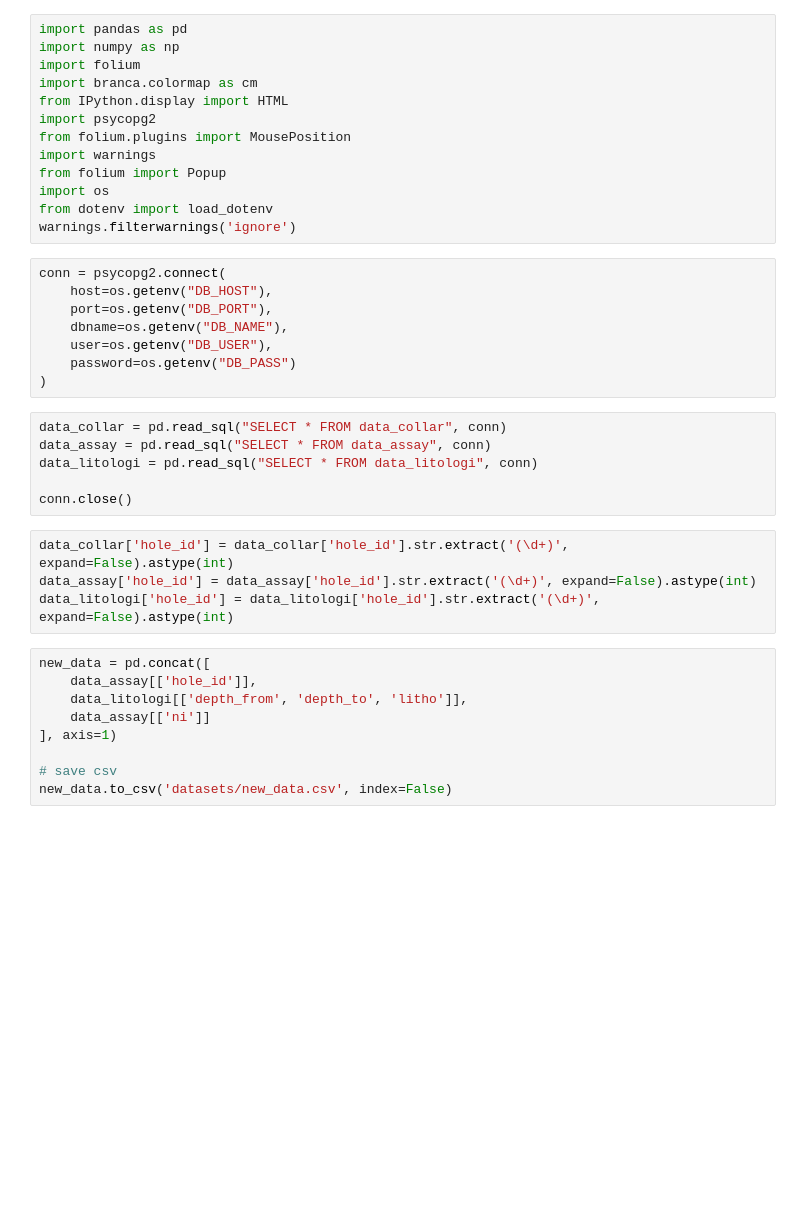
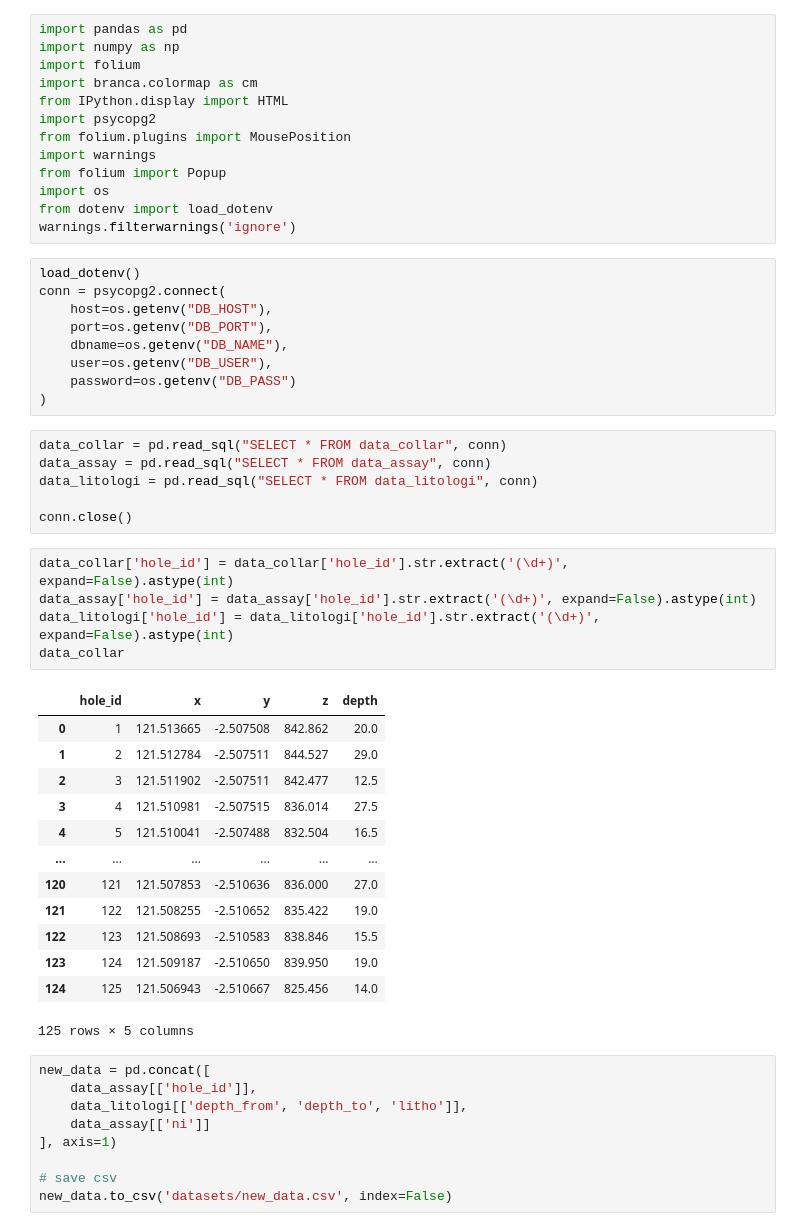
Before and after one commit to alxndr1902/PlottingGeoMap, a Jupyter notebook: main.ipynb, the cells around one changed output. Drawn from its saved outputs; the diff is of its cells as text; blank space fills up the shorter version.

```diff
--- a/main.ipynb
+++ b/main.ipynb
@@ -17,6 +14,7 @@ import os
 from dotenv import load_dotenv
 warnings.filterwarnings('ignore')
 # %%
+load_dotenv()
 conn = psycopg2.connect(
     host=os.getenv("DB_HOST"),
     port=os.getenv("DB_PORT"),
@@ -33,7 +31,22 @@ conn.close()
 # %%
 data_collar['hole_id'] = data_collar['hole_id'].str.extract('(\d+)', expand=False).astype(int)
 data_assay['hole_id'] = data_assay['hole_id'].str.extract('(\d+)', expand=False).astype(int)
 data_litologi['hole_id'] = data_litologi['hole_id'].str.extract('(\d+)', expand=False).astype(int)
+data_collar
+# %% [output]
+|  | hole_id | x | y | z | depth |
+| 0 | 1 | 121.513665 | -2.507508 | 842.862 | 20.0 |
+| 1 | 2 | 121.512784 | -2.507511 | 844.527 | 29.0 |
+| 2 | 3 | 121.511902 | -2.507511 | 842.477 | 12.5 |
+| 3 | 4 | 121.510981 | -2.507515 | 836.014 | 27.5 |
+| 4 | 5 | 121.510041 | -2.507488 | 832.504 | 16.5 |
+| ... | ... | ... | ... | ... | ... |
+| 120 | 121 | 121.507853 | -2.510636 | 836.000 | 27.0 |
+| 121 | 122 | 121.508255 | -2.510652 | 835.422 | 19.0 |
+| 122 | 123 | 121.508693 | -2.510583 | 838.846 | 15.5 |
+| 123 | 124 | 121.509187 | -2.510650 | 839.950 | 19.0 |
+| 124 | 125 | 121.506943 | -2.510667 | 825.456 | 14.0 |
+125 rows × 5 columns
 # %%
 new_data = pd.concat([
     data_assay[['hole_id']],
```
Also changed, not shown: parts of 6 cells of this notebook.
